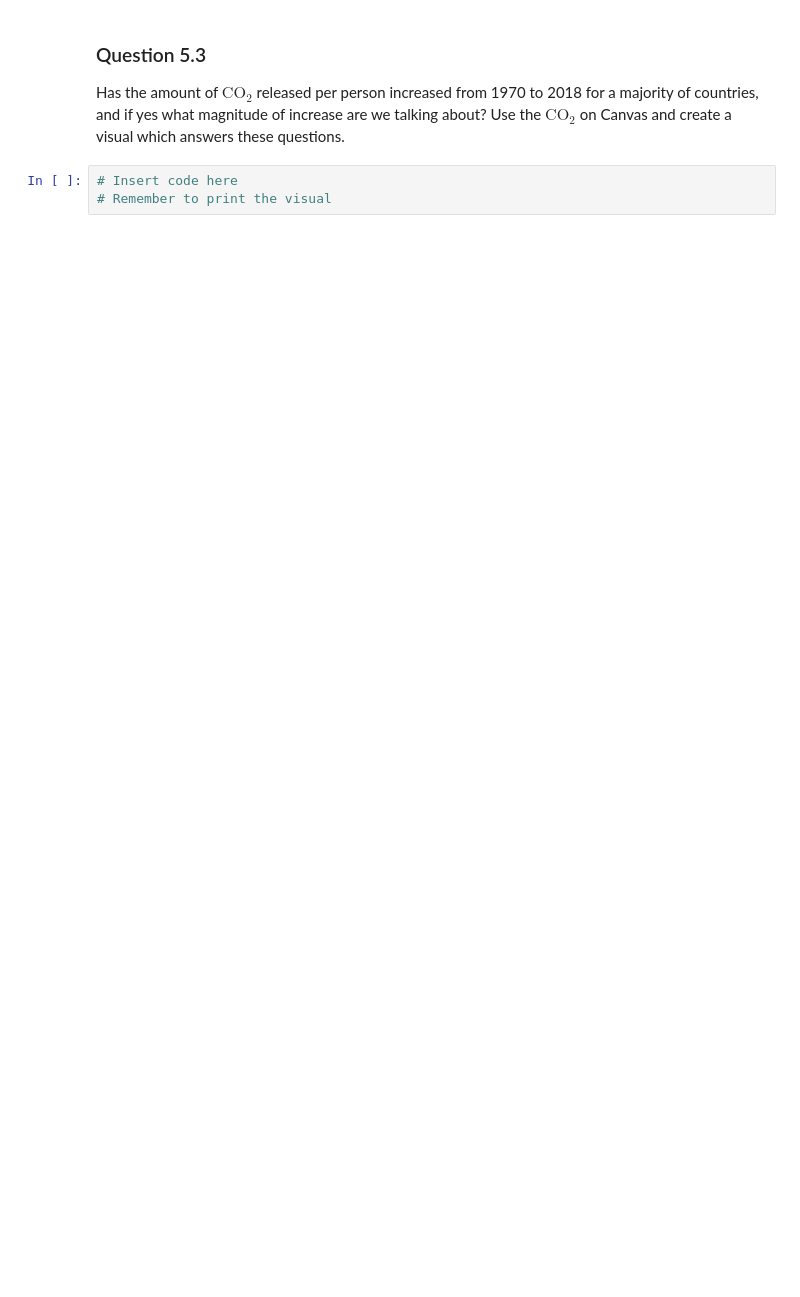
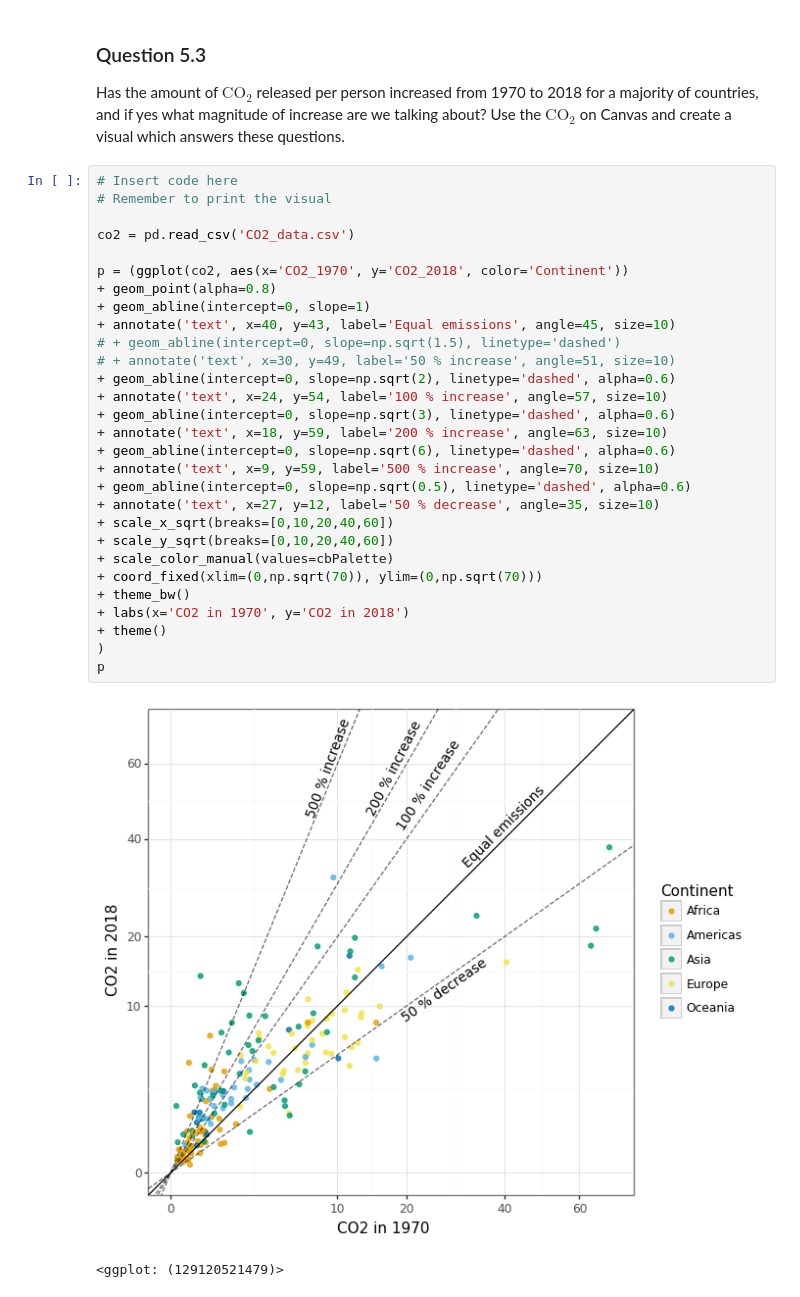
Before and after one commit to AxelEiman/SciVis, a Jupyter notebook: HW2/Homework2.ipynb, the cells around one changed output. Drawn from its saved outputs; the diff is of its cells as text; blank space fills up the shorter version.

```diff
--- a/HW2/Homework2.ipynb
+++ b/HW2/Homework2.ipynb
@@ -546,6 +548,35 @@ p
 ### Question 5.3
 
 Has the amount of $\mathrm{CO}_2$ released per person increased from 1970 to 2018 for a majority of countries, and if yes what magnitude of increase are we talking about? Use the $\mathrm{CO}_2$ on Canvas and create a visual which answers these questions.
-# %%
-# Insert code here
-# Remember to print the visual
+# %%
+# Insert code here
+# Remember to print the visual
+
+co2 = pd.read_csv('CO2_data.csv')
+
+p = (ggplot(co2, aes(x='CO2_1970', y='CO2_2018', color='Continent'))
++ geom_point(alpha=0.8)
++ geom_abline(intercept=0, slope=1)
++ annotate('text', x=40, y=43, label='Equal emissions', angle=45, size=10)
+# + geom_abline(intercept=0, slope=np.sqrt(1.5), linetype='dashed')
+# + annotate('text', x=30, y=49, label='50 % increase', angle=51, size=10)
++ geom_abline(intercept=0, slope=np.sqrt(2), linetype='dashed', alpha=0.6)
++ annotate('text', x=24, y=54, label='100 % increase', angle=57, size=10)
++ geom_abline(intercept=0, slope=np.sqrt(3), linetype='dashed', alpha=0.6)
++ annotate('text', x=18, y=59, label='200 % increase', angle=63, size=10)
++ geom_abline(intercept=0, slope=np.sqrt(6), linetype='dashed', alpha=0.6)
++ annotate('text', x=9, y=59, label='500 % increase', angle=70, size=10)
++ geom_abline(intercept=0, slope=np.sqrt(0.5), linetype='dashed', alpha=0.6)
++ annotate('text', x=27, y=12, label='50 % decrease', angle=35, size=10)
++ scale_x_sqrt(breaks=[0,10,20,40,60])
++ scale_y_sqrt(breaks=[0,10,20,40,60])
++ scale_color_manual(values=cbPalette)
++ coord_fixed(xlim=(0,np.sqrt(70)), ylim=(0,np.sqrt(70)))
++ theme_bw()
++ labs(x='CO2 in 1970', y='CO2 in 2018')
++ theme()
+)
+p
+# %% [output]
+[figure, added]
+<ggplot: (129120521479)>
```
Also changed, not shown: parts of 3 cells of this notebook.
